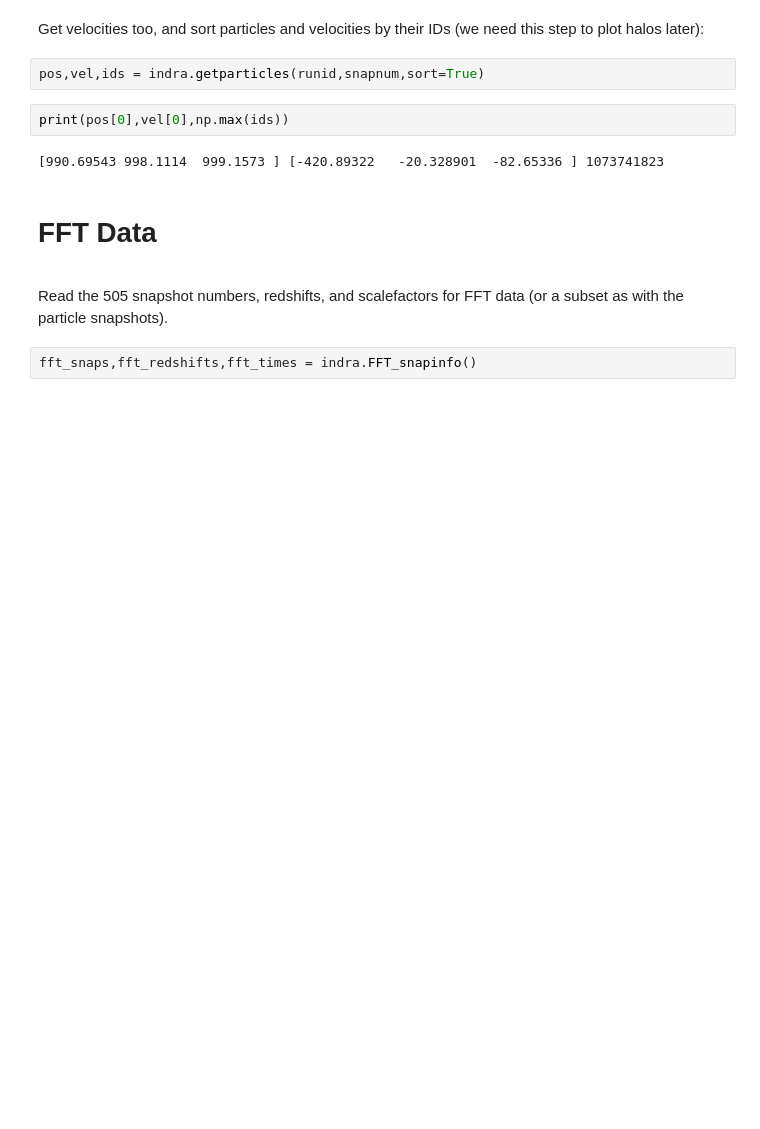
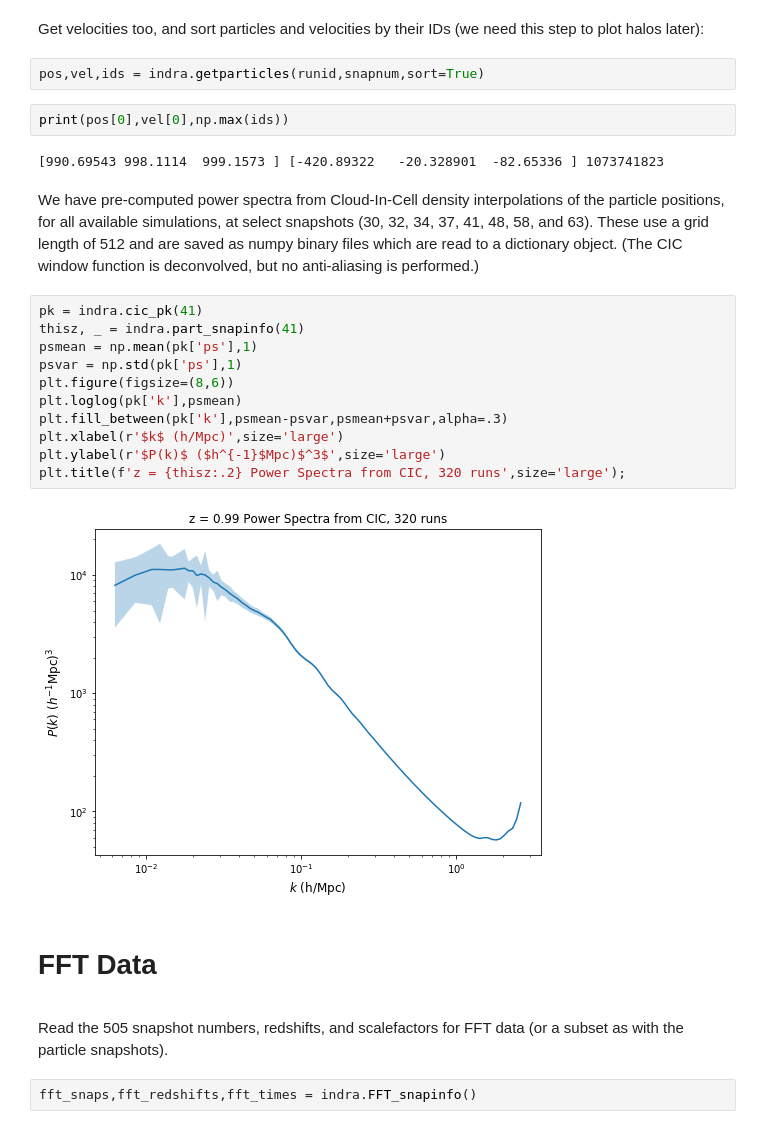
Before and after one commit to bfalck/indra-tools, a Jupyter notebook: read_examples.ipynb, the cells around one changed output. Drawn from its saved outputs; the diff is of its cells as text; blank space fills up the shorter version.

Commit message:
add CIC P(k) to read_examples

```diff
--- a/read_examples.ipynb
+++ b/read_examples.ipynb
@@ -86,6 +86,21 @@ pos,vel,ids = indra.getparticles(runid,snapnum,sort=True)
 print(pos[0],vel[0],np.max(ids))
 # %% [output]
 [990.69543 998.1114  999.1573 ] [-420.89322   -20.328901  -82.65336 ] 1073741823
+# %% [markdown]
+We have pre-computed power spectra from Cloud-In-Cell density interpolations of the particle positions, for all available simulations, at select snapshots (30, 32, 34, 37, 41, 48, 58, and 63). These use a grid length of 512 and are saved as numpy binary files which are read to a dictionary object. (The CIC window function is deconvolved, but no anti-aliasing is performed.)
+# %%
+pk = indra.cic_pk(41)
+thisz, _ = indra.part_snapinfo(41)
+psmean = np.mean(pk['ps'],1)
+psvar = np.std(pk['ps'],1)
+plt.figure(figsize=(8,6))
+plt.loglog(pk['k'],psmean)
+plt.fill_between(pk['k'],psmean-psvar,psmean+psvar,alpha=.3)
+plt.xlabel(r'$k$ (h/Mpc)',size='large')
+plt.ylabel(r'$P(k)$ ($h^{-1}$Mpc)$^3$',size='large')
+plt.title(f'z = {thisz:.2} Power Spectra from CIC, 320 runs',size='large');
+# %% [output]
+[figure, added]
 # %% [markdown]
 # FFT Data
 <a id="fft"></a>
```
Also changed, not shown: parts of 1 cell of this notebook, 1 other file.
